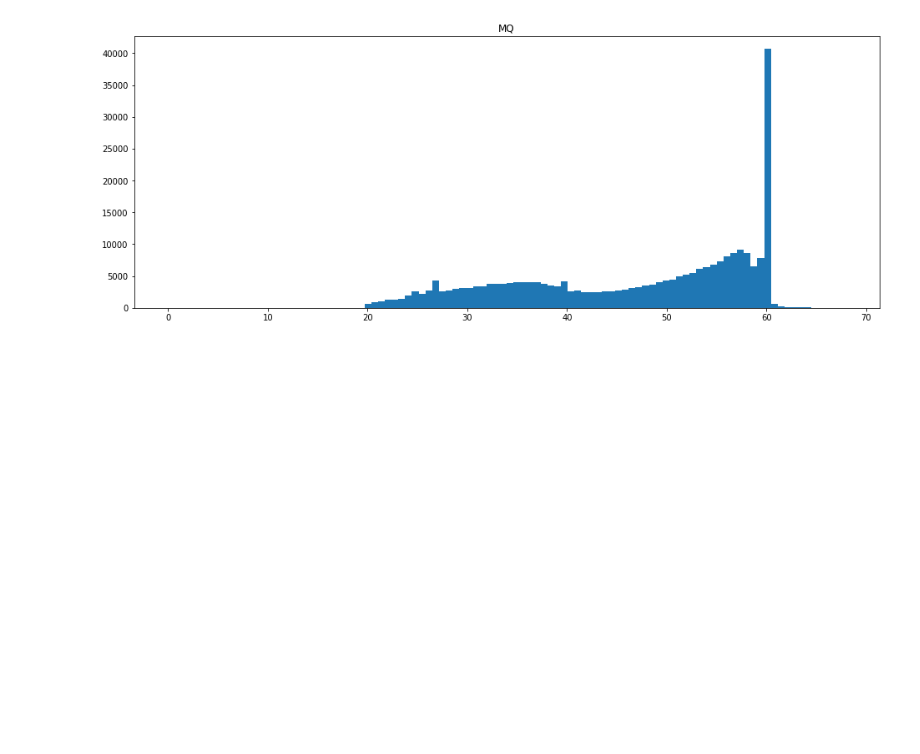
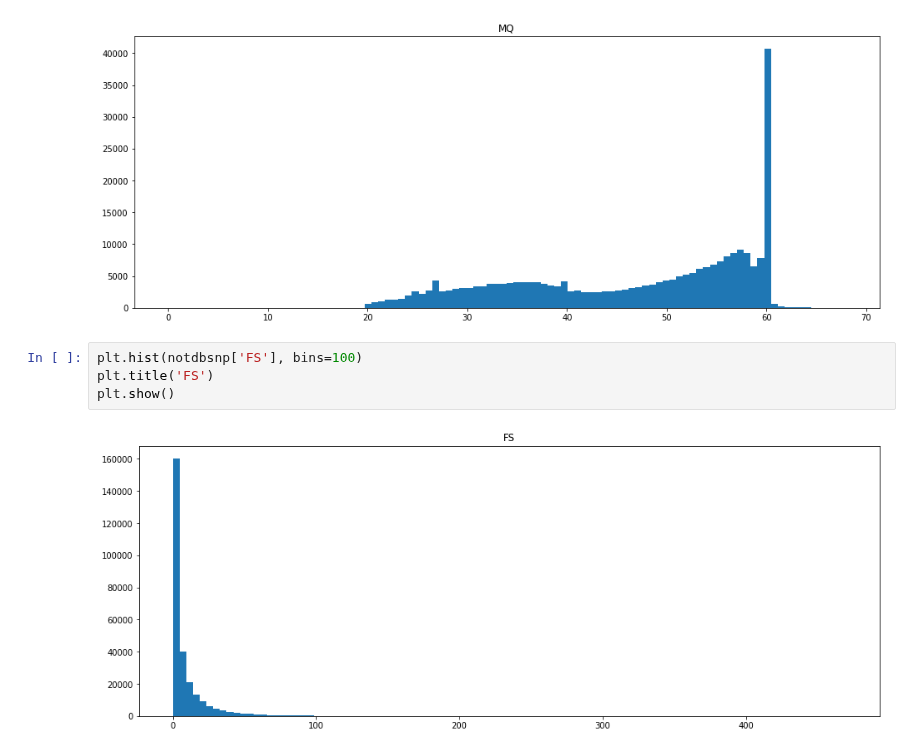
Before and after one commit to jakewendt/notebooks, a Jupyter notebook: vcf_snp_variable_distribution.ipynb, the cells around one changed output. Drawn from its saved outputs; the diff is of its cells as text; blank space fills up the shorter version.

```diff
--- a/vcf_snp_variable_distribution.ipynb
+++ b/vcf_snp_variable_distribution.ipynb
@@ -157,3 +178,9 @@ plt.title('MQ')
 plt.show()
 # %% [output]
 [figure]
+# %%
+plt.hist(notdbsnp['FS'], bins=100)
+plt.title('FS')
+plt.show()
+# %% [output]
+[figure, added]
```
Also changed, not shown: parts of 11 cells of this notebook.
